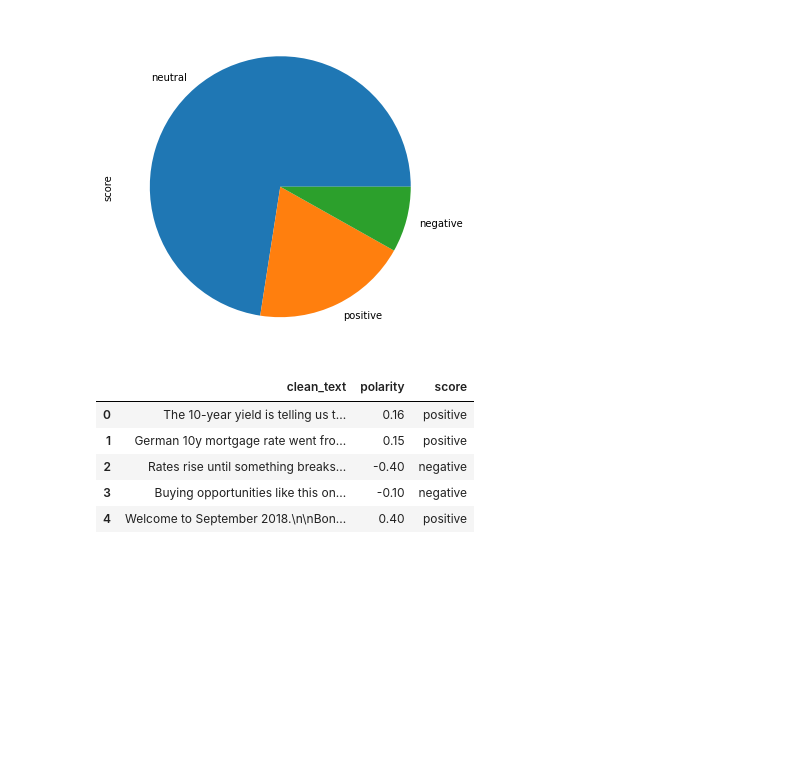
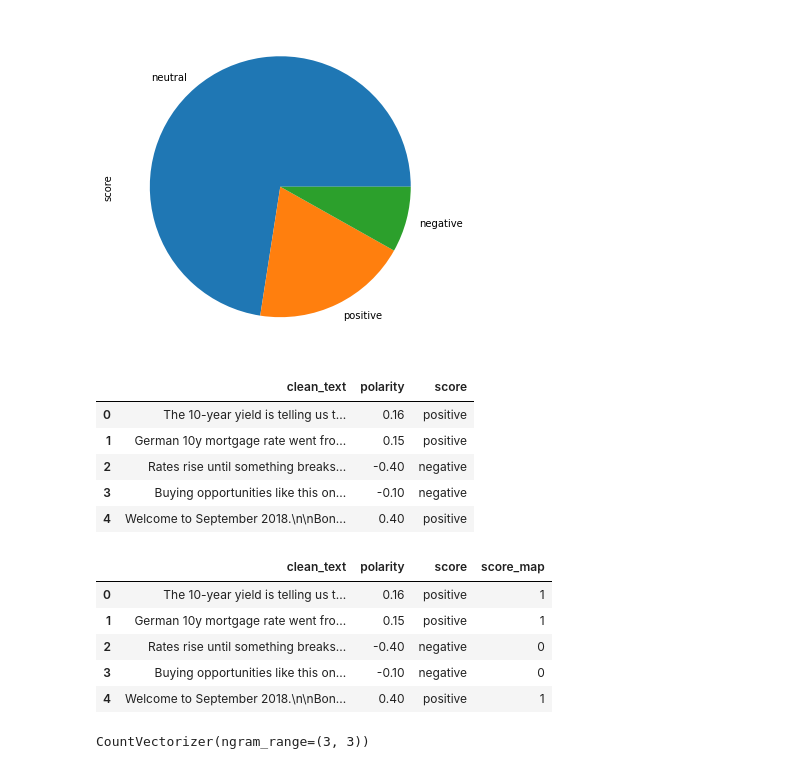
Before and after one commit to dagmawiii03/Twitter-Data-Analysis, a Jupyter notebook: new_notebook/Challenge_ Day2.ipynb, the cells around one changed output. Drawn from its saved outputs; the diff is of its cells as text; code cells hidden in the pictures; blank space fills up the shorter version.

```diff
--- a/new_notebook/Challenge_ Day2.ipynb
+++ b/new_notebook/Challenge_ Day2.ipynb
@@ -226,4 +229,5 @@ def scale_text(p)->str:
     else:
         return 'neutral'
 # %%
-clean_tweet['score'] = clean_tweet.polarity.apply(scale_text)
+clean_tweet['score'] = clean_tweet.polarity.map(scale_text)
+clean_tweet.head()
@@ -274,0 +271,11 @@ def scoremap_scale(score:str)->int:
+# %%
+# convert the remaining scores(strings) to int
+clean_tweet['score_map']= clean_tweet['score'].map(lambda x:1 if x=='positive' else 0)
+clean_tweet.head()
+# %% [output]
+|  | clean_text | polarity | score | score_map |
+| 0 | The 10-year yield is telling us t... | 0.16 | positive | 1 |
+| 1 | German 10y mortgage rate went fro... | 0.15 | positive | 1 |
+| 2 | Rates rise until something breaks... | -0.40 | negative | 0 |
+| 3 | Buying opportunities like this on... | -0.10 | negative | 0 |
+| 4 | Welcome to September 2018.\n\nBon... | 0.40 | positive | 1 |
@@ -274,0 +294,5 @@ def scoremap_scale(score:str)->int:
+# %%
+trigram_vectorizer = CountVectorizer(ngram_range=(3, 3))
+trigram_vectorizer.fit(X)
+# %% [output]
+CountVectorizer(ngram_range=(3, 3))
```
Also changed, not shown: parts of 14 cells of this notebook.
